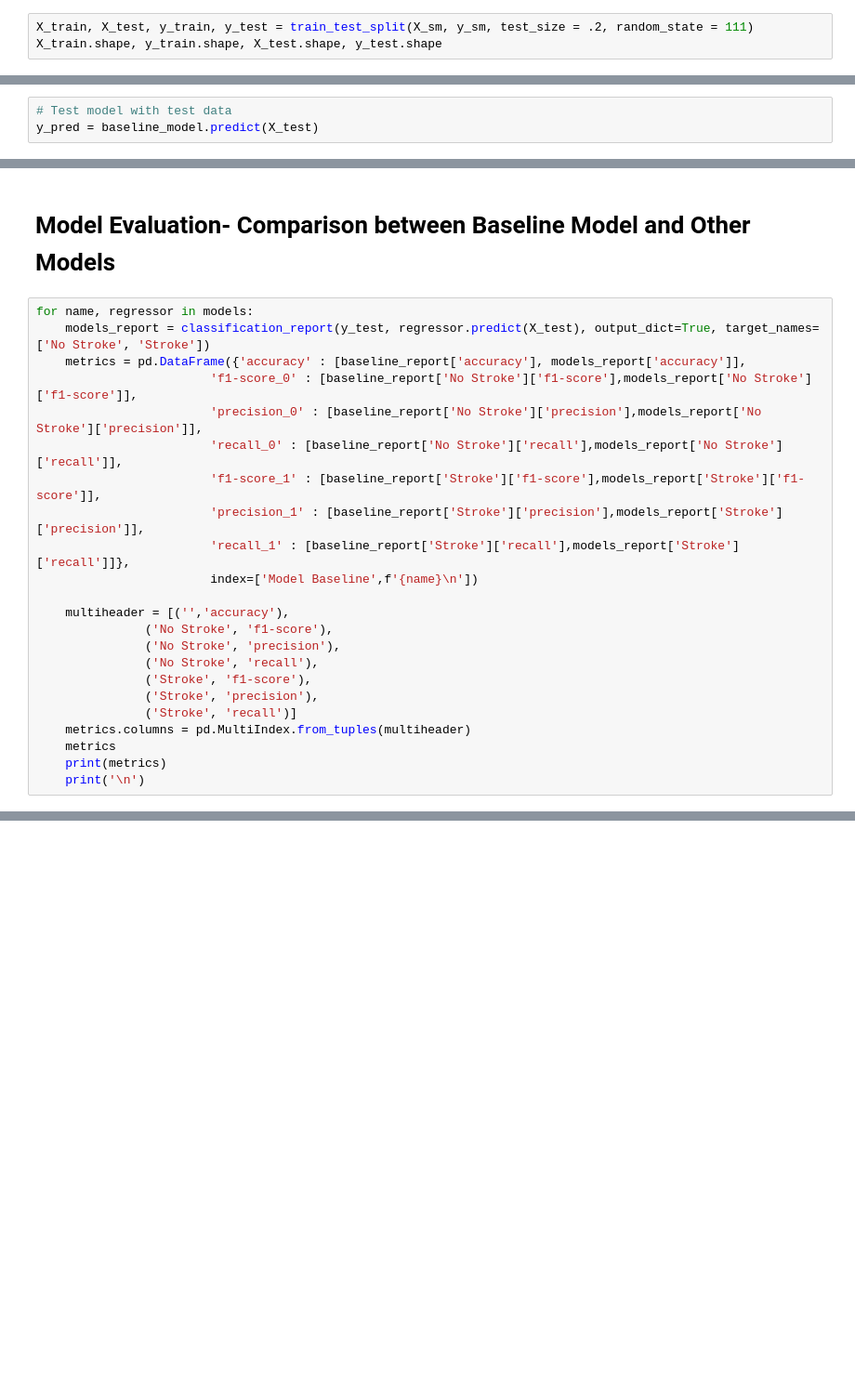
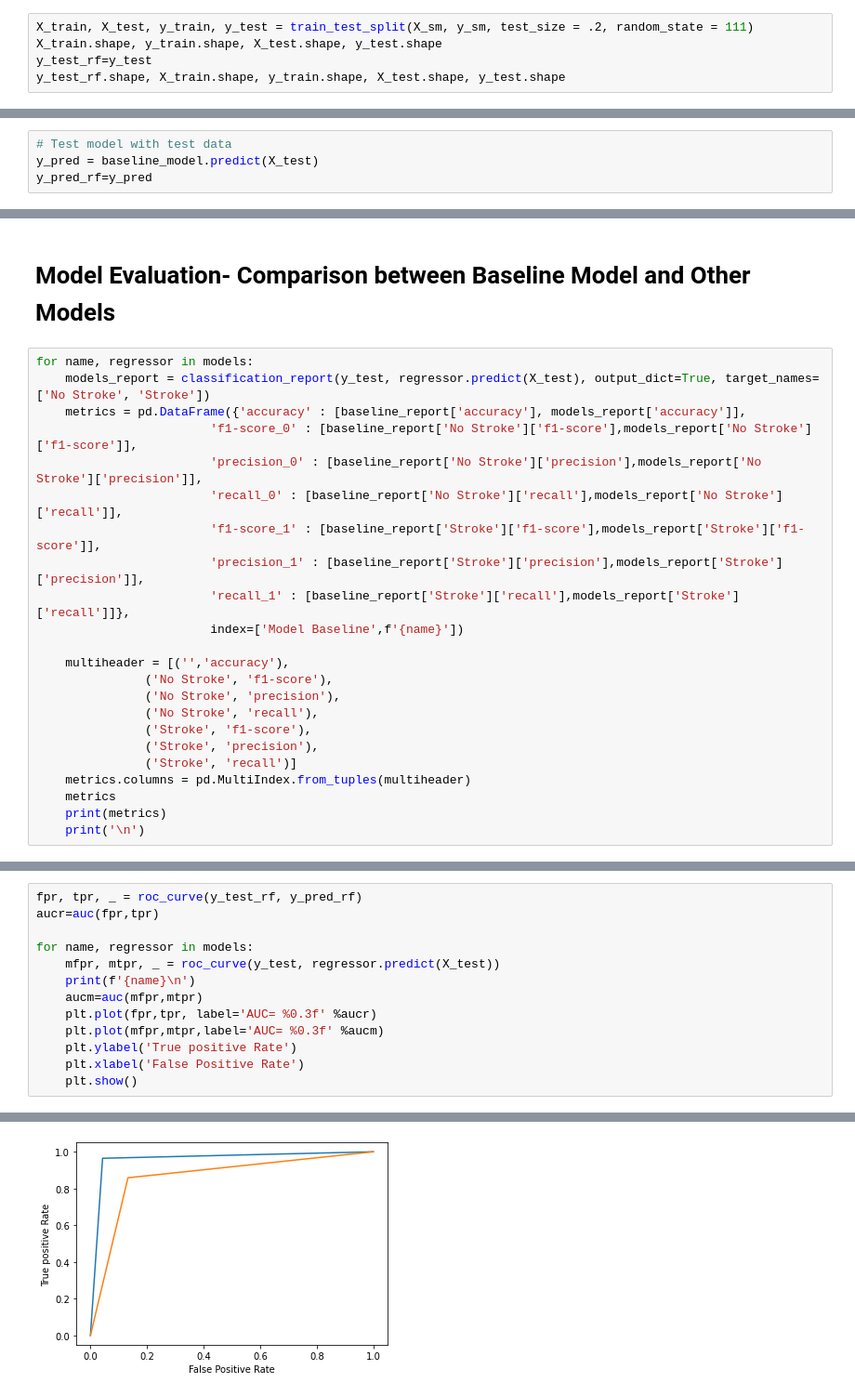
Before and after one commit to Subah-Ibnat-Karim/Stroke_Prediction_Using_ML_SL_Project, a Jupyter notebook: SL Stroke Prediction/Stroke_Prediction_Using_ML_SL_Project.ipynb, the cells around one changed output, grey strips where cells are left out. Shown at 93% size. Cells and saved outputs as stored; diff of their text form; blank space fills up the shorter version.

```diff
--- a/SL Stroke Prediction/Stroke_Prediction_Using_ML_SL_Project.ipynb
+++ b/SL Stroke Prediction/Stroke_Prediction_Using_ML_SL_Project.ipynb
@@ -601,4 +601,6 @@ Name: stroke, dtype: float64
 # %%
 X_train, X_test, y_train, y_test = train_test_split(X_sm, y_sm, test_size = .2, random_state = 111)
 X_train.shape, y_train.shape, X_test.shape, y_test.shape
+y_test_rf=y_test
+y_test_rf.shape, X_train.shape, y_train.shape, X_test.shape, y_test.shape
 # %% [output]
@@ -621,6 +623,7 @@ RandomForestClassifier()
 # %%
 # Test model with test data
 y_pred = baseline_model.predict(X_test)
+y_pred_rf=y_pred
 # %%
 # Simple model report
 acc = accuracy_score(y_test, y_pred)
@@ -753,7 +757,7 @@ for name, regressor in models:
                         'f1-score_1' : [baseline_report['Stroke']['f1-score'],models_report['Stroke']['f1-score']],
                         'precision_1' : [baseline_report['Stroke']['precision'],models_report['Stroke']['precision']],
                         'recall_1' : [baseline_report['Stroke']['recall'],models_report['Stroke']['recall']]},
-                        index=['Model Baseline',f'{name}\n'])
+                        index=['Model Baseline',f'{name}'])
 
     multiheader = [('','accuracy'),
                ('No Stroke', 'f1-score'),
@@ -786,0 +791,14 @@ LightGBM\n      0.950325  0.947236  0.969152  0.926290  0.953073  0.934283  0.97
+# %%
+fpr, tpr, _ = roc_curve(y_test_rf, y_pred_rf)
+aucr=auc(fpr,tpr)
+
+for name, regressor in models:
+    mfpr, mtpr, _ = roc_curve(y_test, regressor.predict(X_test))
+    print(f'{name}\n')
+    aucm=auc(mfpr,mtpr)
+    plt.plot(fpr,tpr, label='AUC= %0.3f' %aucr)
+    plt.plot(mfpr,mtpr,label='AUC= %0.3f' %aucm)
+    plt.ylabel('True positive Rate')
+    plt.xlabel('False Positive Rate')
+    plt.show()
+# %% [output]
@@ -786,0 +806 @@ LightGBM\n      0.950325  0.947236  0.969152  0.926290  0.953073  0.934283  0.97
+[figure, added]
```
Also changed, not shown: parts of 12 cells of this notebook.
